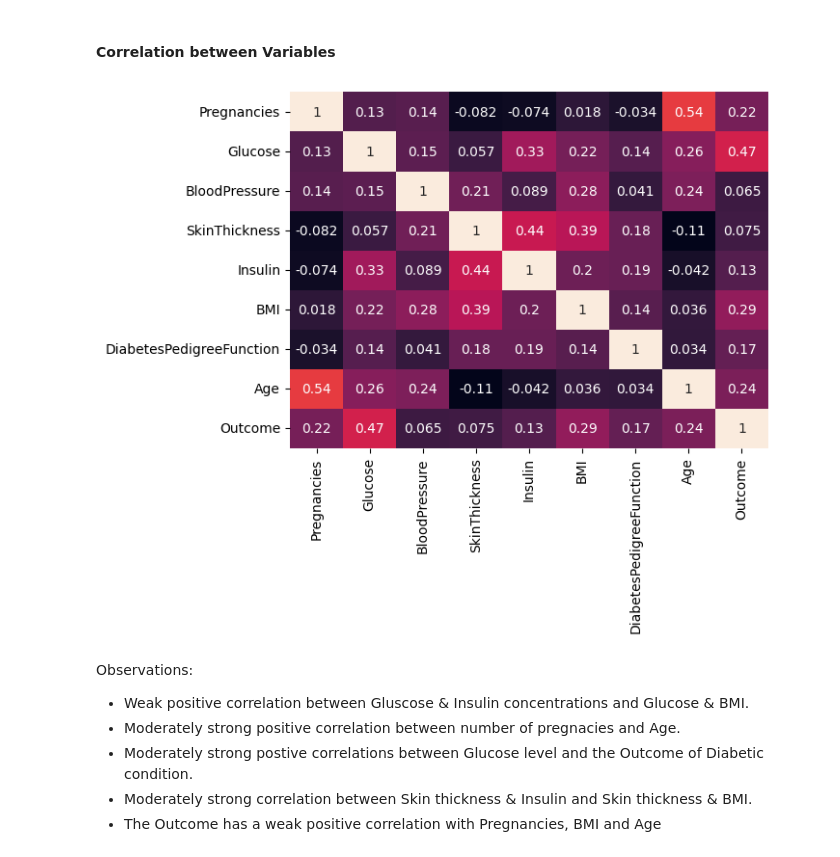
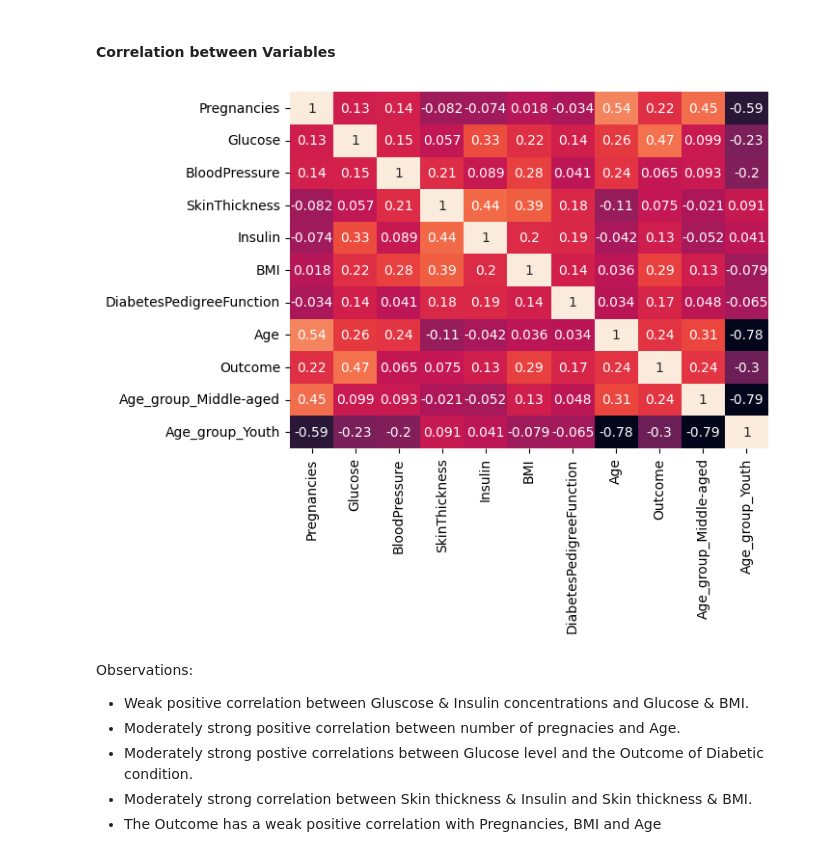
Before and after one commit to royssentongo/Own_projects, a Jupyter notebook: Pima_Diabetes.ipynb, the cells around one changed output. Saved outputs shown, nothing was run; the diff lists cells and outputs as text; code cells hidden in the pictures.

```diff
--- a/Pima_Diabetes.ipynb
+++ b/Pima_Diabetes.ipynb
@@ -304,9 +294,10 @@ plt.show()
 #### Correlation between Variables
 # %%
 # Plotting Heat Map
-sns.heatmap(data = data[data.columns].corr(),annot=True,cbar=False);
+num_cols = data.select_dtypes(exclude='object').columns.to_list()
+sns.heatmap(data = data[num_cols].corr(),annot=True,cbar=False);
 # %% [output]
-[figure, old version]
+[figure, new version]
 # %% [markdown]
 Observations:
 * Weak positive correlation between Gluscose & Insulin concentrations and Glucose & BMI.
```
Also changed, not shown: parts of 16 cells of this notebook.
